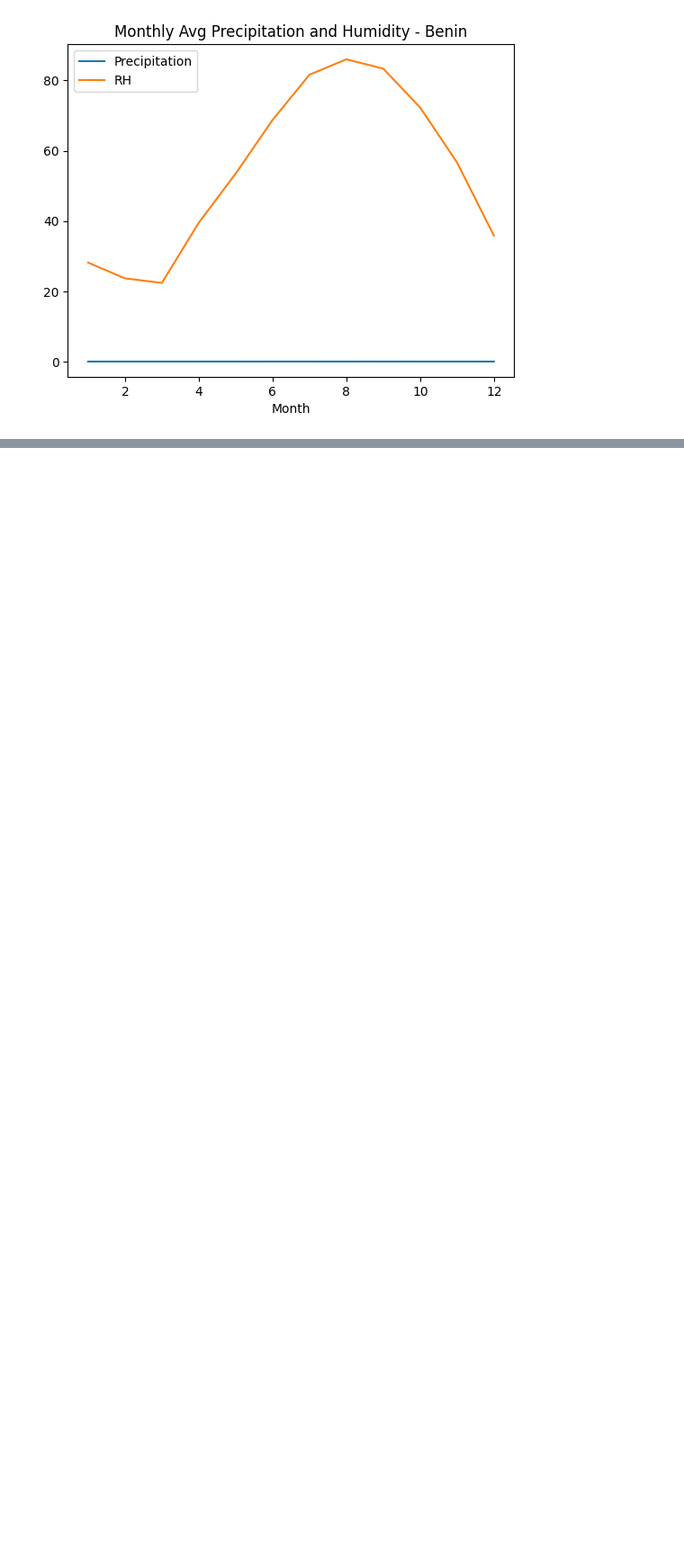
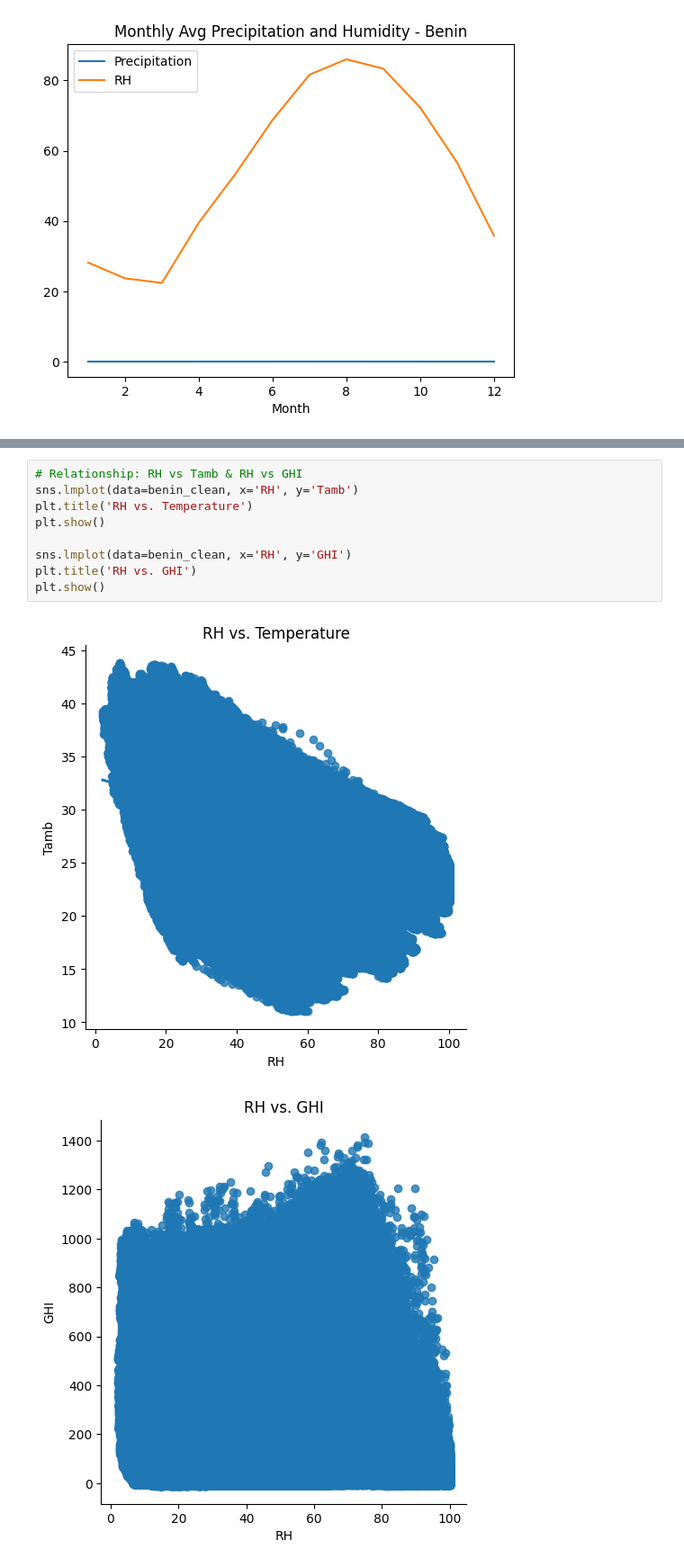
Before and after one commit to AmhaBK/solar-challenge-week1, a Jupyter notebook: eda_benin.ipynb, the cells around one changed output, grey strips where cells are left out. Shown at 90% size. Cells and saved outputs as stored; diff of their text form; blank space fills up the shorter version.

```diff
--- a/eda_benin.ipynb
+++ b/eda_benin.ipynb
@@ -192,0 +270,12 @@ plt.show()
+# %%
+# Relationship: RH vs Tamb & RH vs GHI
+sns.lmplot(data=benin_clean, x='RH', y='Tamb')
+plt.title('RH vs. Temperature')
+plt.show()
+
+sns.lmplot(data=benin_clean, x='RH', y='GHI')
+plt.title('RH vs. GHI')
+plt.show()
+# %% [output]
+[figure, added]
+[figure, added]
```
Also changed, not shown: parts of 6 cells of this notebook.
